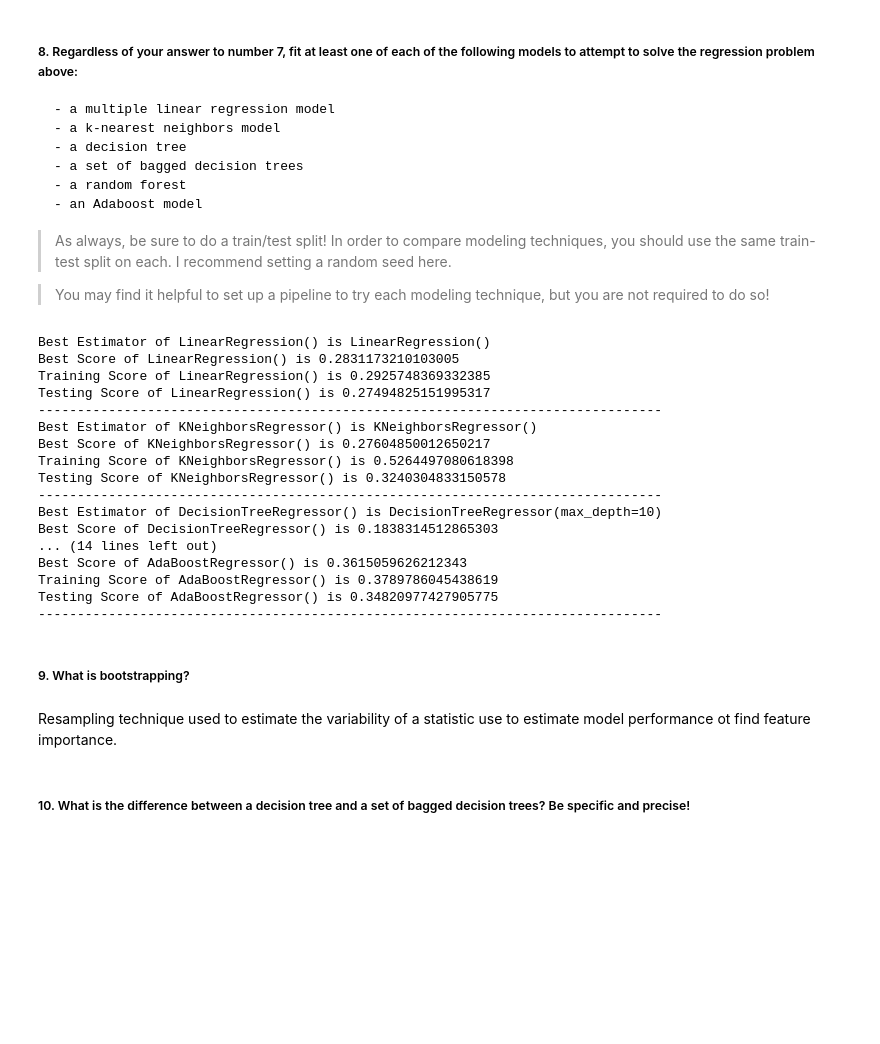
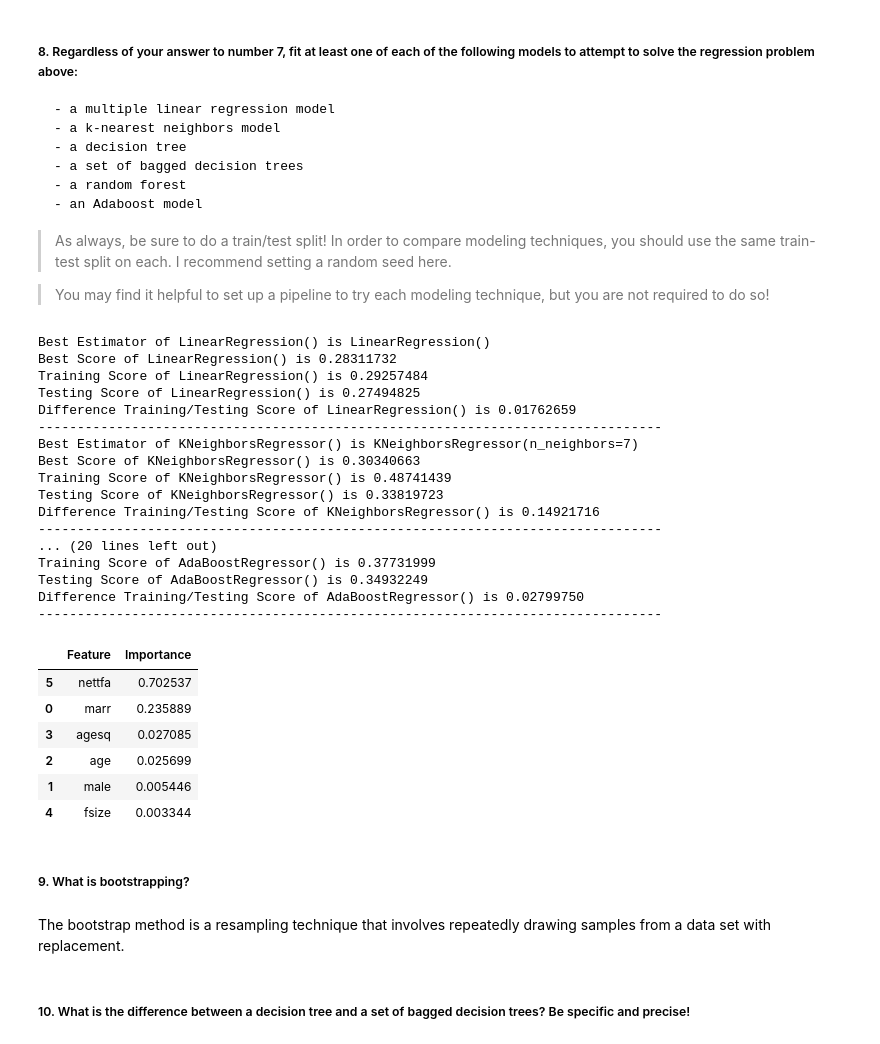
Before and after one commit to utthawit/supervised_model_comparison_lab, a Jupyter notebook: starter-code.ipynb, the cells around one changed output. Saved outputs shown, nothing was run; the diff lists cells and outputs as text; code cells hidden in the pictures; blank space fills up the shorter version.

```diff
--- a/starter-code.ipynb
+++ b/starter-code.ipynb
@@ -160,44 +173,63 @@ test_models = {
 
 search_params = {
     'LR': {},
-    'KNN': {'n_neighbors': [1, 3, 5]},
-    'DCT': {'max_depth': [None, 10, 20, 30]},
-    'BAG': {'n_estimators': [10, 20, 30]},
-    'RF': {'n_estimators': [10, 20, 30], 'max_depth': [None, 5, 10]},
-    'ADA': {'n_estimators': [10, 30, 30], 'learning_rate': [0.001, 0.01, 0.1]},
+    'KNN': {'n_neighbors': [1, 3, 5, 7]},
+    'DCT': {'max_depth': [None, 10, 15, 30, 50], 'min_samples_split': [0.001, 0.01, 0.1, 1.0], 'min_samples_leaf': [1, 2, 4, 8]},
+    'BAG': {'n_estimators': [10, 15, 30, 50, 100]},
+    'RF': {'n_estimators': [10, 15, 30, 50, 100], 'max_depth': [None, 5, 10, 15]},
+    'ADA': {'n_estimators': [10, 15, 30, 50, 100], 'learning_rate': [0.001, 0.01, 0.1, 1.0]},
 }
 # %%
-# testing model
+# testing model, evaluate with R^2
 for name, model in test_models.items():
-    grid = GridSearchCV(estimator=model, param_grid=search_params[name], scoring='r2')
+    grid = GridSearchCV(estimator=model, param_grid=search_params[name], scoring='r2', cv=5, n_jobs=8)
     grid.fit(X_train_sc, y_train)
     print(f"Best Estimator of {model} is {grid.best_estimator_}")
-    print(f"Best Score of {model} is {grid.best_score_}")
-    print(f"Training Score of {model} is {grid.score(X_train_sc, y_train)}")
-    print(f"Testing Score of {model} is {grid.score(X_test_sc, y_test)}")
+    print(f"Best Score of {model} is {grid.best_score_:.8f}")
+    print(f"Training Score of {model} is {grid.score(X_train_sc, y_train):.8f}")
+    print(f"Testing Score of {model} is {grid.score(X_test_sc, y_test):.8f}")
+    print(f"Difference Training/Testing Score of {model} is {grid.score(X_train_sc, y_train) - grid.score(X_test_sc, y_test):.8f}")
     print('-'*80)
 # %% [output]
 Best Estimator of LinearRegression() is LinearRegression()
-Best Score of LinearRegression() is 0.2831173210103005
-Training Score of LinearRegression() is 0.2925748369332385
-Testing Score of LinearRegression() is 0.27494825151995317
+Best Score of LinearRegression() is 0.28311732
+Training Score of LinearRegression() is 0.29257484
+Testing Score of LinearRegression() is 0.27494825
+Difference Training/Testing Score of LinearRegression() is 0.01762659
 --------------------------------------------------------------------------------
-Best Estimator of KNeighborsRegressor() is KNeighborsRegressor()
-Best Score of KNeighborsRegressor() is 0.27604850012650217
-Training Score of KNeighborsRegressor() is 0.5264497080618398
-Testing Score of KNeighborsRegressor() is 0.3240304833150578
+Best Estimator of KNeighborsRegressor() is KNeighborsRegressor(n_neighbors=7)
+Best Score of KNeighborsRegressor() is 0.30340663
+Training Score of KNeighborsRegressor() is 0.48741439
+Testing Score of KNeighborsRegressor() is 0.33819723
+Difference Training/Testing Score of KNeighborsRegressor() is 0.14921716
 --------------------------------------------------------------------------------
-Best Estimator of DecisionTreeRegressor() is DecisionTreeRegressor(max_depth=10)
-Best Score of DecisionTreeRegressor() is 0.1838314512865303
-... (14 lines left out)
-Best Score of AdaBoostRegressor() is 0.3615059626212343
-Training Score of AdaBoostRegressor() is 0.3789786045438619
-Testing Score of AdaBoostRegressor() is 0.34820977427905775
+... (20 lines left out)
+Training Score of AdaBoostRegressor() is 0.37731999
+Testing Score of AdaBoostRegressor() is 0.34932249
+Difference Training/Testing Score of AdaBoostRegressor() is 0.02799750
 --------------------------------------------------------------------------------
+# %%
+# Best model is RandomForestRegressor(max_depth=5)
+# Display the relative importance of each feature in the model
+model = RandomForestRegressor(max_depth=5)
+model.fit(X_train_sc, y_train)
+importance_df = pd.DataFrame({'Feature': X_train.columns,
+                              'Importance': model.feature_importances_}) \
+                            .sort_values(by='Importance', ascending=False)
+importance_df
+# Nettfa is the feature with the highest predictive power.
+# %% [output]
+|  | Feature | Importance |
+| 5 | nettfa | 0.702537 |
+| 0 | marr | 0.235889 |
+| 3 | agesq | 0.027085 |
+| 2 | age | 0.025699 |
+| 1 | male | 0.005446 |
+| 4 | fsize | 0.003344 |
 # %% [markdown]
 ##### 9. What is bootstrapping?
-# %% [markdown]
-Resampling technique used to estimate the variability of a statistic use to estimate model performance ot find feature importance.
+# %% [markdown]
+The bootstrap method is a resampling technique that involves repeatedly drawing samples from a data set with replacement.
 # %% [markdown]
 ##### 10. What is the difference between a decision tree and a set of bagged decision trees? Be specific and precise!
 # %% [markdown]
```
Also changed, not shown: parts of 26 cells of this notebook.
